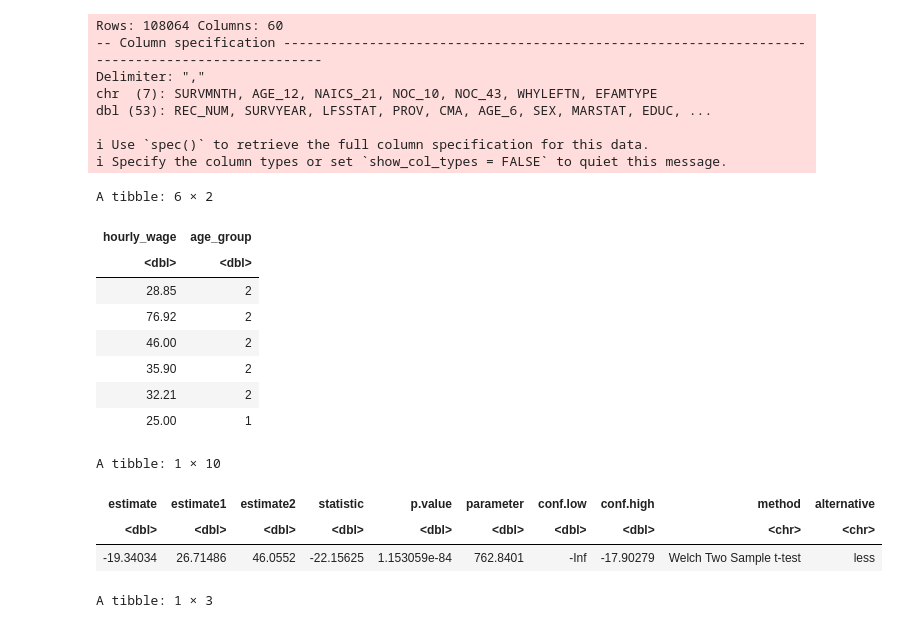
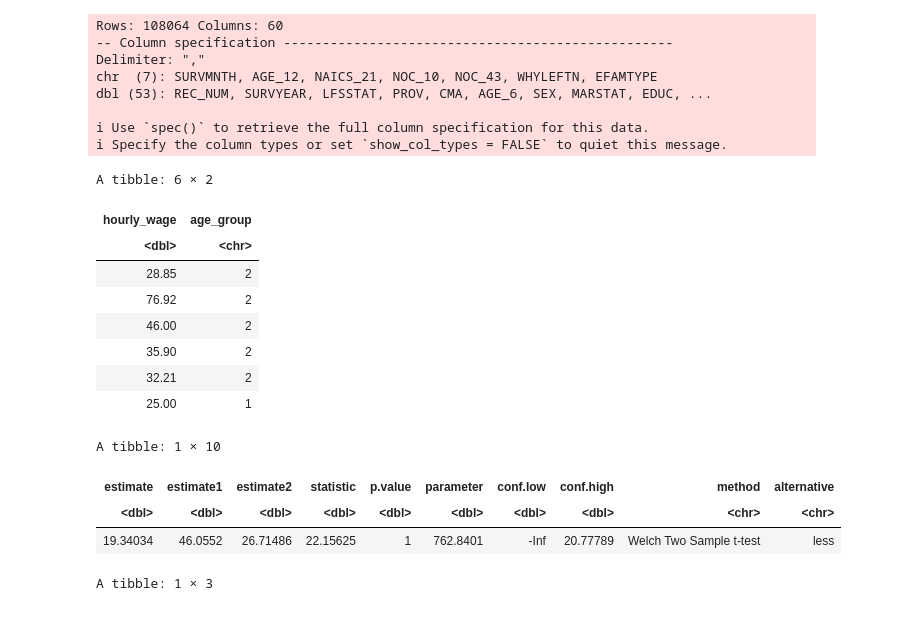
Before and after one commit to GWilliam02/STAT201-Project, a Jupyter notebook: ConfidenceInterval.ipynb, the cells around one changed output. Drawn from its saved outputs; the diff is of its cells as text; code cells hidden in the pictures.

```diff
--- a/ConfidenceInterval.ipynb
+++ b/ConfidenceInterval.ipynb
@@ -33,8 +33,8 @@ employment_clean <- employment |>
                     select(-NOC_10) |>
                     rename(age_group = AGE_12,
                           hourly_wage = HRLYEARN) |>
-                    mutate(age_group = case_when(age_group == "02" ~ 1,
-                                                         age_group == "06" ~ 2)
+                    mutate(age_group = case_when(age_group == "02" ~ "1",
+                                                         age_group == "06" ~ "2")
                           ,hourly_wage = hourly_wage/100)
 
 
@@ -42,7 +42,7 @@ employment_clean <- employment |>
 head(employment_clean)
 # %% [output]
 Rows: 108064 Columns: 60
--- Column specification ------------------------------------------------------------------------------------------------
+-- Column specification --------------------------------------------------
 Delimiter: ","
 chr  (7): SURVMNTH, AGE_12, NAICS_21, NOC_10, NOC_43, WHYLEFTN, EFAMTYPE
 dbl (53): REC_NUM, SURVYEAR, LFSSTAT, PROV, CMA, AGE_6, SEX, MARSTAT, EDUC, ...
@@ -51,7 +51,7 @@ i Use `spec()` to retrieve the full column specification for this data.
 i Specify the column types or set `show_col_types = FALSE` to quiet this message.
 A tibble: 6 × 2
 | hourly_wage | age_group |
-| <dbl> | <dbl> |
+| <dbl> | <chr> |
 | 28.85 | 2 |
 | 76.92 | 2 |
 | 46.00 | 2 |
@@ -61,15 +61,15 @@ A tibble: 6 × 2
 # %%
 tidy(
     t.test(
-            x = pull(filter(employment_clean, age_group == "20 to 24yr old"), hourly_wage),
-            y = pull(filter(employment_clean, age_group == "40 to 44 yr old"), hourly_wage),
+            x = pull(filter(employment_clean, age_group == "2"), hourly_wage),
+            y = pull(filter(employment_clean, age_group == "1"), hourly_wage),
             alternative = "less"
     ))
 # %% [output]
 A tibble: 1 × 10
 | estimate | estimate1 | estimate2 | statistic | p.value | parameter | conf.low | conf.high | method | alternative |
 | <dbl> | <dbl> | <dbl> | <dbl> | <dbl> | <dbl> | <dbl> | <dbl> | <chr> | <chr> |
-| -19.34034 | 26.71486 | 46.0552 | -22.15625 | 1.153059e-84 | 762.8401 | -Inf | -17.90279 | Welch Two Sample t-test | less |
+| 19.34034 | 46.0552 | 26.71486 | 22.15625 | 1 | 762.8401 | -Inf | 20.77789 | Welch Two Sample t-test | less |
 # %%
 x <- employment_clean |>
         filter(age_group == 1) |>
```
Also changed, not shown: parts of 6 cells of this notebook, 1 other file.
